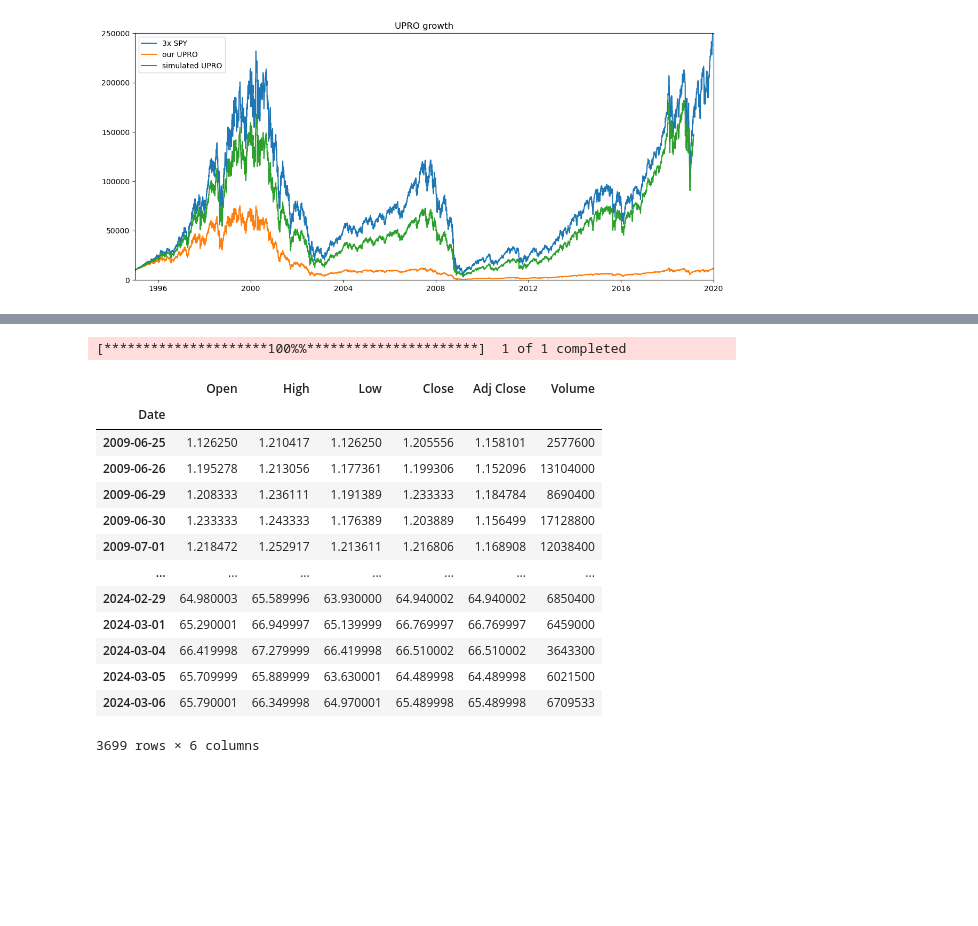
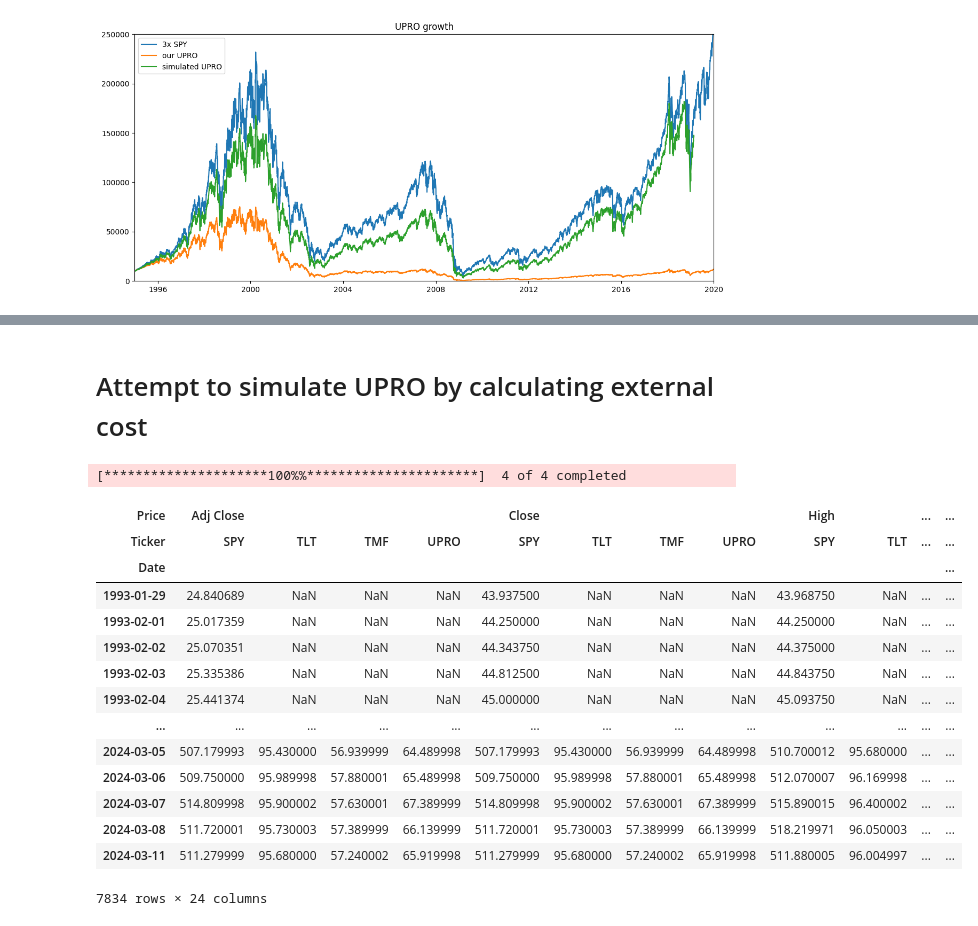
Before and after one commit to oTaira/BTBJ, a Jupyter notebook: BTBJ.ipynb, the cells around one changed output, grey strips where cells are left out. Drawn from its saved outputs; the diff is of its cells as text; code cells hidden in the pictures; blank space fills up the shorter version.

Commit message:
Working on calculating external costs

```diff
--- a/BTBJ.ipynb
+++ b/BTBJ.ipynb
@@ -329,22 +234,25 @@ KeyError: ('Close', 'SPY')
-# %%
-no_expense_ratio_simulated_upro = joined_df["UPRO_ours"]
-
-yf.pdr_override()
-upro_real_data = yf.download("UPRO")
-upro_real_data
-# %% [output]
-[*********************100%%**********************]  1 of 1 completed
-|  | Open | High | Low | Close | Adj Close | Volume |
-| Date |  |  |  |  |  |  |
-| 2009-06-25 | 1.126250 | 1.210417 | 1.126250 | 1.205556 | 1.158101 | 2577600 |
-| 2009-06-26 | 1.195278 | 1.213056 | 1.177361 | 1.199306 | 1.152096 | 13104000 |
-| 2009-06-29 | 1.208333 | 1.236111 | 1.191389 | 1.233333 | 1.184784 | 8690400 |
-| 2009-06-30 | 1.233333 | 1.243333 | 1.176389 | 1.203889 | 1.156499 | 17128800 |
-| 2009-07-01 | 1.218472 | 1.252917 | 1.213611 | 1.216806 | 1.168908 | 12038400 |
-| ... | ... | ... | ... | ... | ... | ... |
-| 2024-02-29 | 64.980003 | 65.589996 | 63.930000 | 64.940002 | 64.940002 | 6850400 |
-| 2024-03-01 | 65.290001 | 66.949997 | 65.139999 | 66.769997 | 66.769997 | 6459000 |
-| 2024-03-04 | 66.419998 | 67.279999 | 66.419998 | 66.510002 | 66.510002 | 3643300 |
-| 2024-03-05 | 65.709999 | 65.889999 | 63.630001 | 64.489998 | 64.489998 | 6021500 |
-| 2024-03-06 | 65.790001 | 66.349998 | 64.970001 | 65.489998 | 65.489998 | 6709533 |
-3699 rows × 6 columns
+# %% [markdown]
+# Attempt to simulate UPRO by calculating external cost
+# %%
+yf.pdr_override()
+HFEA_data = yf.download("SPY UPRO TLT TMF")
+# %% [output]
+[*********************100%%**********************]  4 of 4 completed
+# %%
+HFEA_data
+# %% [output]
+| Price | Adj Close |  |  |  | Close |  |  |  | High |  | ... | ... |
+| Ticker | SPY | TLT | TMF | UPRO | SPY | TLT | TMF | UPRO | SPY | TLT | ... | ... |
+| Date |  |  |  |  |  |  |  |  |  |  |  | ... |
+| 1993-01-29 | 24.840689 | NaN | NaN | NaN | 43.937500 | NaN | NaN | NaN | 43.968750 | NaN | ... | ... |
+| 1993-02-01 | 25.017359 | NaN | NaN | NaN | 44.250000 | NaN | NaN | NaN | 44.250000 | NaN | ... | ... |
+| 1993-02-02 | 25.070351 | NaN | NaN | NaN | 44.343750 | NaN | NaN | NaN | 44.375000 | NaN | ... | ... |
+| 1993-02-03 | 25.335386 | NaN | NaN | NaN | 44.812500 | NaN | NaN | NaN | 44.843750 | NaN | ... | ... |
+| 1993-02-04 | 25.441374 | NaN | NaN | NaN | 45.000000 | NaN | NaN | NaN | 45.093750 | NaN | ... | ... |
+| ... | ... | ... | ... | ... | ... | ... | ... | ... | ... | ... | ... | ... |
+| 2024-03-05 | 507.179993 | 95.430000 | 56.939999 | 64.489998 | 507.179993 | 95.430000 | 56.939999 | 64.489998 | 510.700012 | 95.680000 | ... | ... |
+| 2024-03-06 | 509.750000 | 95.989998 | 57.880001 | 65.489998 | 509.750000 | 95.989998 | 57.880001 | 65.489998 | 512.070007 | 96.169998 | ... | ... |
+| 2024-03-07 | 514.809998 | 95.900002 | 57.630001 | 67.389999 | 514.809998 | 95.900002 | 57.630001 | 67.389999 | 515.890015 | 96.400002 | ... | ... |
+| 2024-03-08 | 511.720001 | 95.730003 | 57.389999 | 66.139999 | 511.720001 | 95.730003 | 57.389999 | 66.139999 | 518.219971 | 96.050003 | ... | ... |
+| 2024-03-11 | 511.279999 | 95.680000 | 57.240002 | 65.919998 | 511.279999 | 95.680000 | 57.240002 | 65.919998 | 511.880005 | 96.004997 | ... | ... |
+7834 rows × 24 columns
```
Also changed, not shown: parts of 9 cells of this notebook.
